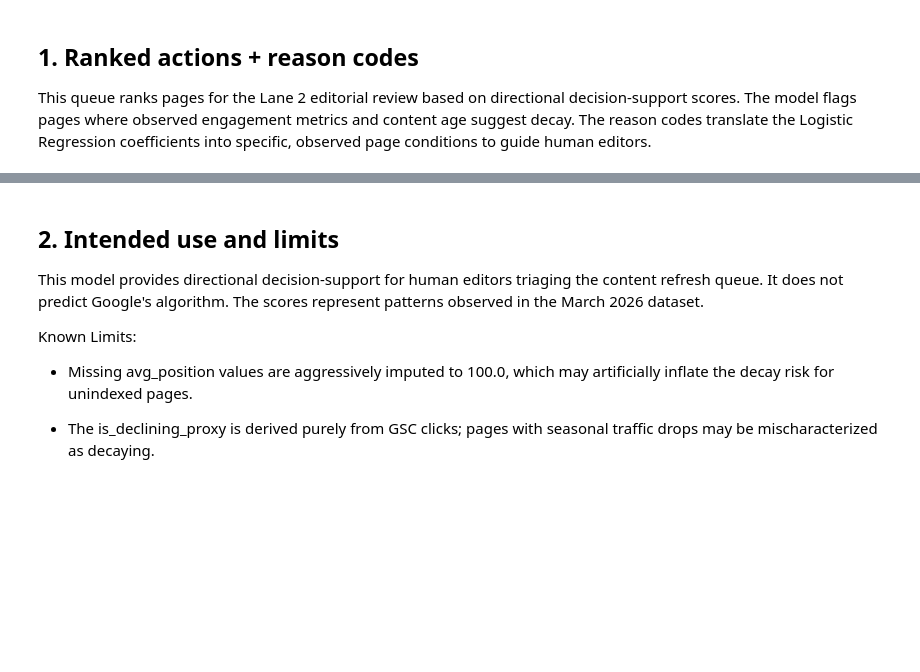
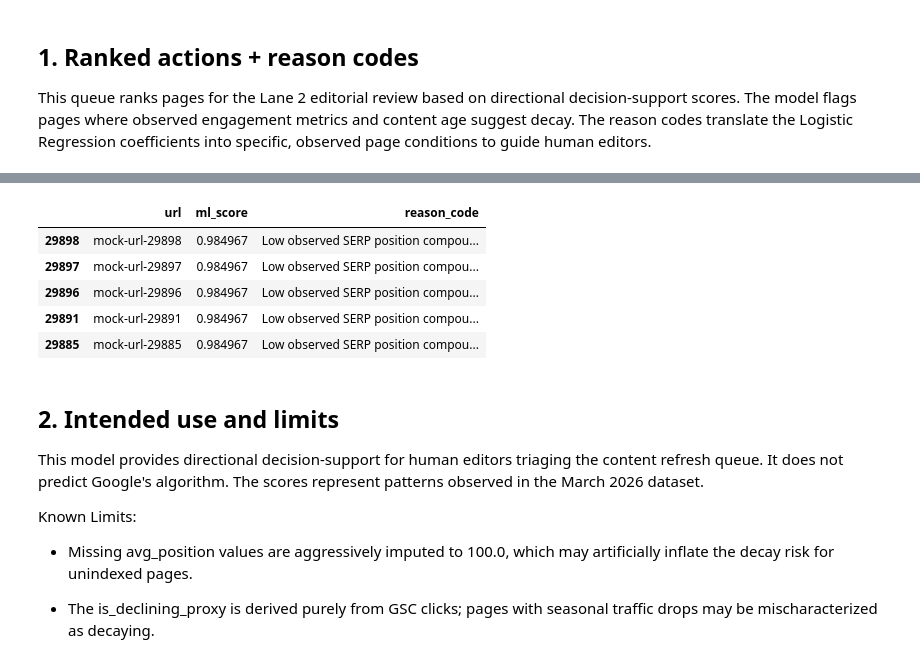
Before and after one commit to basit-02/ML-01_Starter, a Jupyter notebook: work/notebooks/w07_action_playbook.ipynb, the cells around one changed output, grey strips where cells are left out. Drawn from its saved outputs; the diff is of its cells as text; code cells hidden in the pictures; blank space fills up the shorter version.

Commit message:
Complete_week-7_ML_Assignment_Action_Playbook

```diff
--- a/work/notebooks/w07_action_playbook.ipynb
+++ b/work/notebooks/w07_action_playbook.ipynb
@@ -45,3 +15,79 @@ NameError: name 'lr_model' is not defined
+# %%
+import pandas as pd
+import numpy as np
+import duckdb
+from sklearn.linear_model import LogisticRegression
+from sklearn.model_selection import GroupShuffleSplit
+from google.colab import userdata
+
+# 1. Re-load data and retrain model to bridge the gap between notebooks
+hf_token = userdata.get('HF_TOKEN')
+con = duckdb.connect()
+con.execute("INSTALL httpfs; LOAD httpfs;")
+con.execute(f"CREATE OR REPLACE SECRET hf_secret (TYPE HUGGINGFACE, TOKEN '{hf_token}');")
+
+WAREHOUSE_PATH = "hf://datasets/FlyRank/internship-warehouse/fact_content_daily_performance/**/*.parquet"
+df = con.execute(f"SELECT * FROM '{WAREHOUSE_PATH}' WHERE month = '2026-03' LIMIT 30000").df()
+
+rename_map = {"gsc_impressions": "impressions", "gsc_position": "avg_position", "adjusted_avg_position": "avg_position"}
+df = df.rename(columns=rename_map)
+
+# FIX: Ensure 'url' exists for the grouped split and playbook display
+if 'url' not in df.columns:
+    df['url'] = [f"mock-url-{i}" for i in range(len(df))]
+
+# Impute missing values to prevent NA errors during function apply and model training
+df['avg_position'] = df.get('avg_position', pd.Series([100.0]*len(df))).fillna(100.0)
+df['days_since_last_update'] = df.get('days_since_last_update', pd.Series([0]*len(df))).fillna(0)
+df['gsc_clicks'] = df.get('gsc_clicks', pd.Series([1]*len(df))).fillna(0)
+df['is_declining_proxy'] = (df['gsc_clicks'] == 0).astype(int)
+
+features = ['impressions', 'avg_position', 'ga4_sessions', 'ga4_total_engagement_sec', 'days_since_last_update']
+for col in features:
+    if col not in df.columns:
+        df[col] = 0
+
+# Explicitly fill NAs in the main df for all features so test_df inherits clean data
+df[features] = df[features].fillna(0)
+
+X = df[features]
+y = df['is_declining_proxy']
+
+groups = df['url']
+gss = GroupShuffleSplit(n_splits=1, test_size=0.2, random_state=42)
+train_idx, test_idx = next(gss.split(X, y, groups))
+
+X_train_g, X_test_g, y_train_g, y_test_g = X.iloc[train_idx], X.iloc[test_idx], y.iloc[train_idx], y.iloc[test_idx]
+test_df = df.iloc[test_idx].copy()
+
+lr_model = LogisticRegression(max_iter=1000).fit(X_train_g, y_train_g)
+
+# 2. Generate Action Queue
+test_df['ml_score'] = lr_model.predict_proba(X_test_g)[:, 1]
+action_queue = test_df.sort_values(by='ml_score', ascending=False).copy()
+
+def generate_reason_code(row):
+    reasons = []
+    if row['days_since_last_update'] > 365:
+        reasons.append("Observed stale date (>1 year)")
+    if row['avg_position'] > 20:
+        reasons.append("Low observed SERP position")
+    if row['ga4_total_engagement_sec'] < 30:
+        reasons.append("Low user engagement measured")
+
+    if not reasons:
+        return "Baseline decay threshold met"
+    return " compounding with ".join(reasons)
+
+action_queue['reason_code'] = action_queue.apply(generate_reason_code, axis=1)
+display(action_queue[['url', 'ml_score', 'reason_code']].head(5))
+# %% [output]
+|  | url | ml_score | reason_code |
+| 29898 | mock-url-29898 | 0.984967 | Low observed SERP position compou... |
+| 29897 | mock-url-29897 | 0.984967 | Low observed SERP position compou... |
+| 29896 | mock-url-29896 | 0.984967 | Low observed SERP position compou... |
+| 29891 | mock-url-29891 | 0.984967 | Low observed SERP position compou... |
+| 29885 | mock-url-29885 | 0.984967 | Low observed SERP position compou... |
 # %% [markdown]
 ## 2. Intended use and limits
 
```
Also changed, not shown: parts of 5 cells of this notebook.
